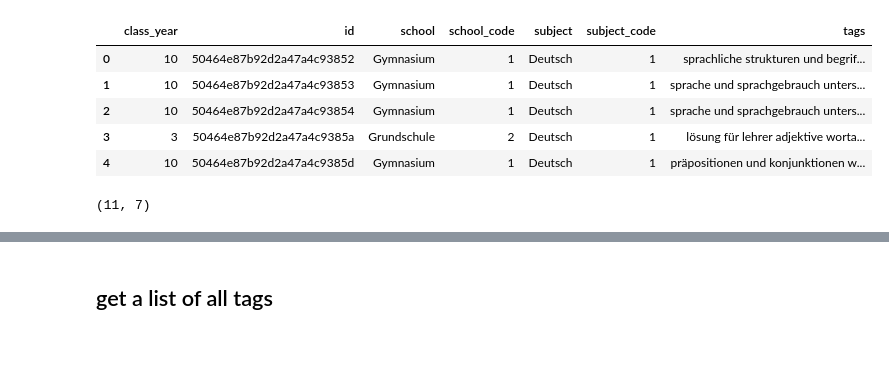
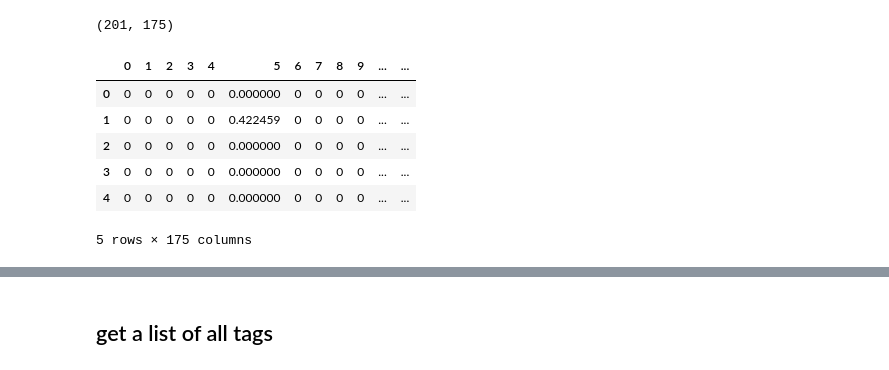
Before and after one commit to maxkimambo/recommender, a Jupyter notebook: Recommender-Copy1.ipynb, the cells around one changed output, grey strips where cells are left out. Cells and saved outputs as stored; diff of their text form; code cells hidden in the pictures.

```diff
--- a/Recommender-Copy1.ipynb
+++ b/Recommender-Copy1.ipynb
@@ -58,11 +120,22 @@ doc_matrix = worker.build_downloaded_document_matrix(data)
+# %%
+tfid_vectorizer = TfidfVectorizer()
+# %%
+tag_matrix = tfid_vectorizer.fit_transform(tags)
+# %%
+tag_vector = list(tag_matrix.toarray())
+# %%
+tag_matrix.shape
+# %% [output]
+(201, 175)
 # %%
-x = pd.DataFrame(doc_matrix)
+tv = pd.DataFrame(tag_vector)
 # %%
-x.head()
+tv.head()
 # %% [output]
-|  | class_year | id | school | school_code | subject | subject_code | tags |
-| 0 | 10 | 50464e87b92d2a47a4c93852 | Gymnasium | 1 | Deutsch | 1 | sprachliche strukturen und begrif... |
-| 1 | 10 | 50464e87b92d2a47a4c93853 | Gymnasium | 1 | Deutsch | 1 | sprache und sprachgebrauch unters... |
-| 2 | 10 | 50464e87b92d2a47a4c93854 | Gymnasium | 1 | Deutsch | 1 | sprache und sprachgebrauch unters... |
-| 3 | 3 | 50464e87b92d2a47a4c9385a | Grundschule | 2 | Deutsch | 1 | lösung für lehrer adjektive worta... |
-| 4 | 10 | 50464e87b92d2a47a4c9385d | Gymnasium | 1 | Deutsch | 1 | präpositionen und konjunktionen w... |
+|  | 0 | 1 | 2 | 3 | 4 | 5 | 6 | 7 | 8 | 9 | ... | ... |
+| 0 | 0 | 0 | 0 | 0 | 0 | 0.000000 | 0 | 0 | 0 | 0 | ... | ... |
+| 1 | 0 | 0 | 0 | 0 | 0 | 0.422459 | 0 | 0 | 0 | 0 | ... | ... |
+| 2 | 0 | 0 | 0 | 0 | 0 | 0.000000 | 0 | 0 | 0 | 0 | ... | ... |
+| 3 | 0 | 0 | 0 | 0 | 0 | 0.000000 | 0 | 0 | 0 | 0 | ... | ... |
+| 4 | 0 | 0 | 0 | 0 | 0 | 0.000000 | 0 | 0 | 0 | 0 | ... | ... |
+5 rows × 175 columns
@@ -71,4 +142,2 @@ school_codes = x["school_code"].unique()
 # %%
-x.shape
+tags.shape
-# %% [output]
-(11, 7)
```
Also changed, not shown: parts of 114 cells of this notebook, 6 other files.
